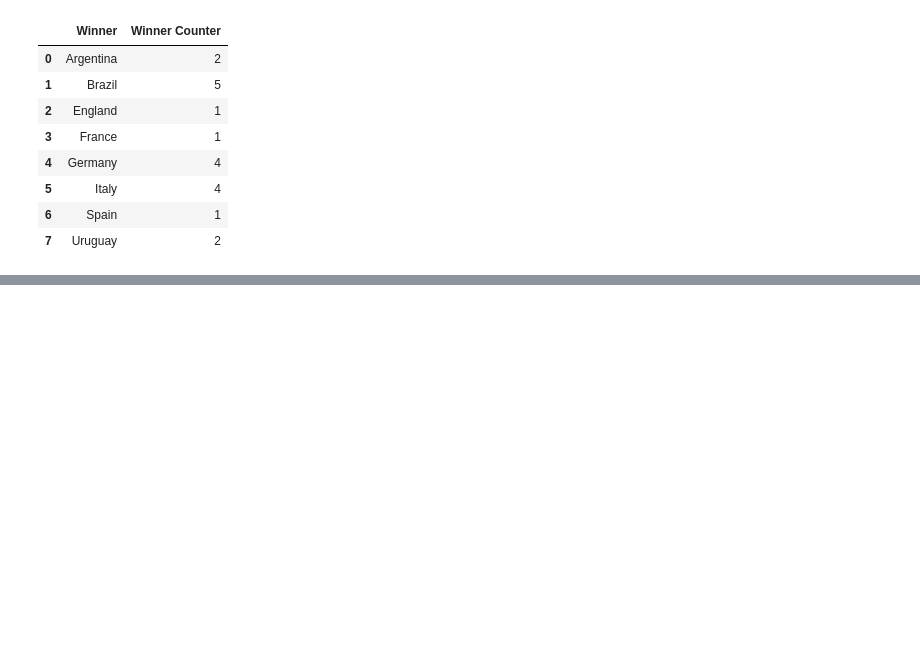
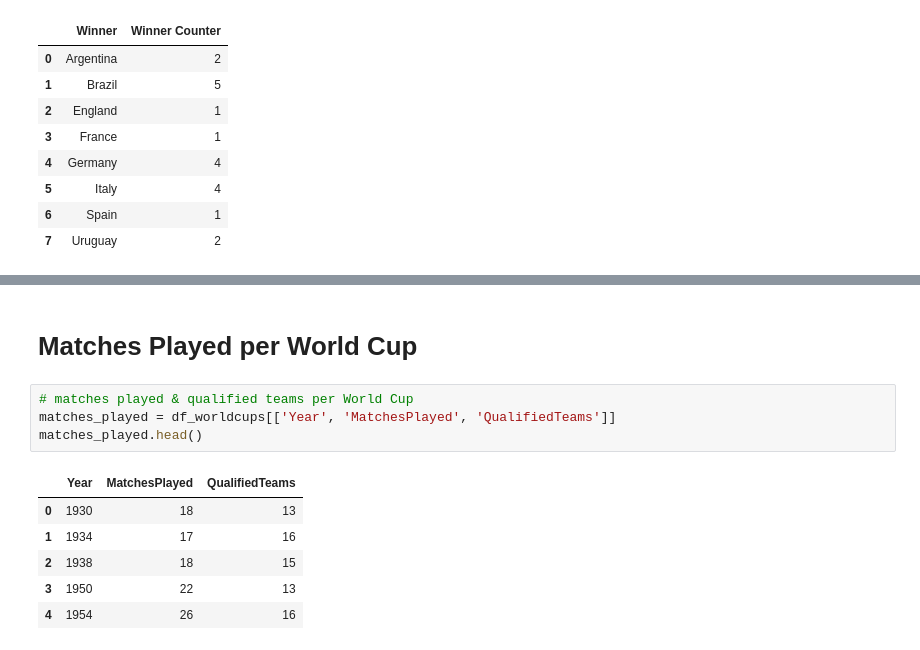
Before and after one commit to princeKike27/Fifa-World-Cup, a Jupyter notebook: FIFA_World_Cup.ipynb, the cells around one changed output, grey strips where cells are left out. Cells and saved outputs as stored; diff of their text form; blank space fills up the shorter version.

```diff
--- a/FIFA_World_Cup.ipynb
+++ b/FIFA_World_Cup.ipynb
@@ -286,0 +287,13 @@ plt.show()
+# %% [markdown]
+# Matches Played per World Cup
+# %%
+# matches played & qualified teams per World Cup
+matches_played = df_worldcups[['Year', 'MatchesPlayed', 'QualifiedTeams']]
+matches_played.head()
+# %% [output]
+|  | Year | MatchesPlayed | QualifiedTeams |
+| 0 | 1930 | 18 | 13 |
+| 1 | 1934 | 17 | 16 |
+| 2 | 1938 | 18 | 15 |
+| 3 | 1950 | 22 | 13 |
+| 4 | 1954 | 26 | 16 |
```
Also changed, not shown: parts of 3 cells of this notebook.
